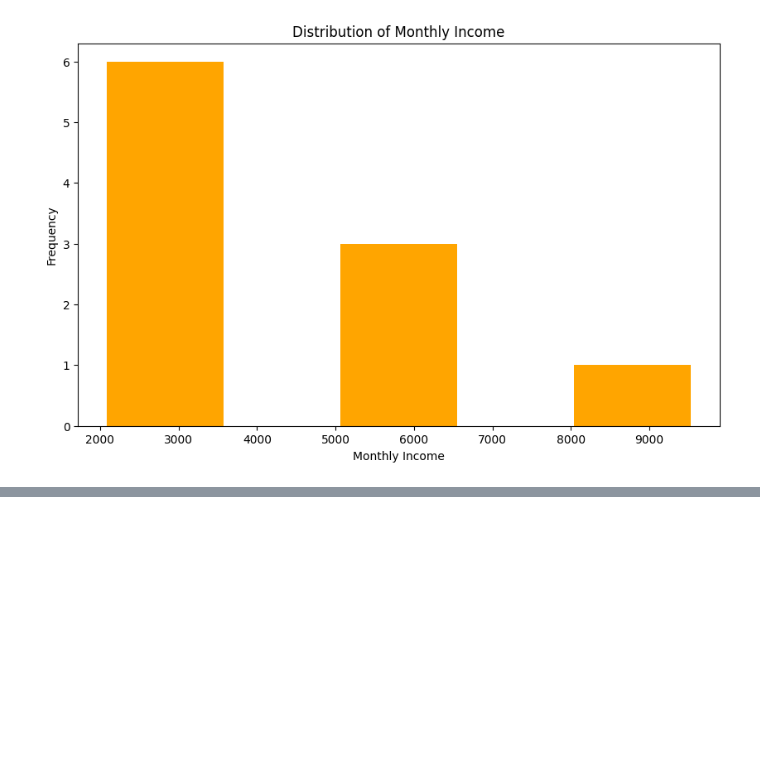
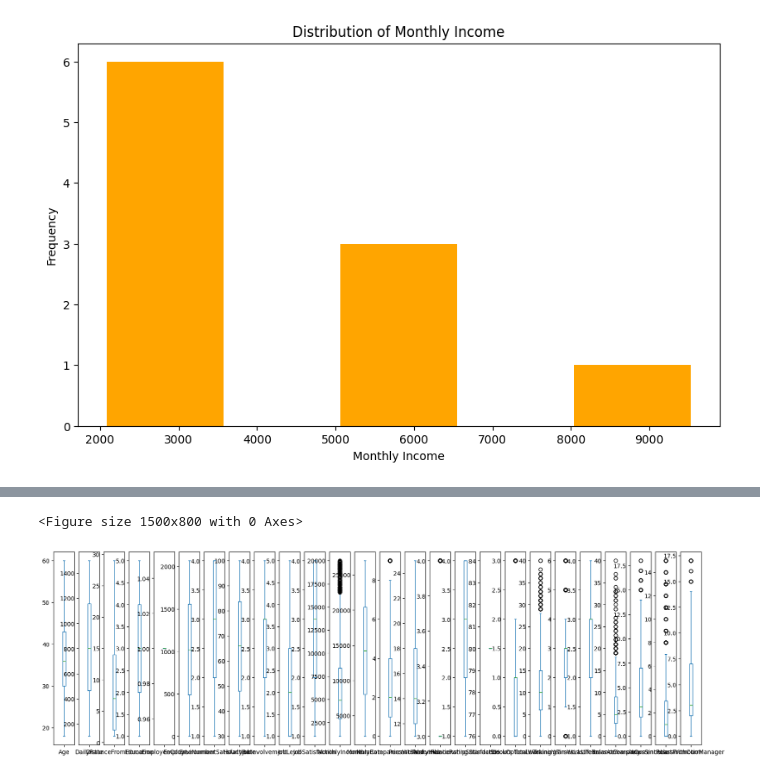
Before and after one commit to shahdelmasry12/Data-Mining-Project, a Jupyter notebook: (Classification)Employee_Attrition_–_HR_Analytics.ipynb, the cells around one changed output, grey strips where cells are left out. Saved outputs shown, nothing was run; the diff lists cells and outputs as text; code cells hidden in the pictures; blank space fills up the shorter version.

```diff
--- a/(Classification)Employee_Attrition_–_HR_Analytics.ipynb
+++ b/(Classification)Employee_Attrition_–_HR_Analytics.ipynb
@@ -282,0 +295,10 @@ plt.show()
+# %%
+numeric_cols = df.select_dtypes(include=['int64', 'float64']).columns
+# %%
+plt.figure(figsize=(15, 8))
+df[numeric_cols].plot(kind='box', subplots=True, layout=(1, len(numeric_cols)), figsize=(20,6), sharex=False, sharey=False)
+plt.tight_layout()
+plt.show()
+# %% [output]
+<Figure size 1500x800 with 0 Axes>
+[figure, added]
```
Also changed, not shown: parts of 3 cells of this notebook.
